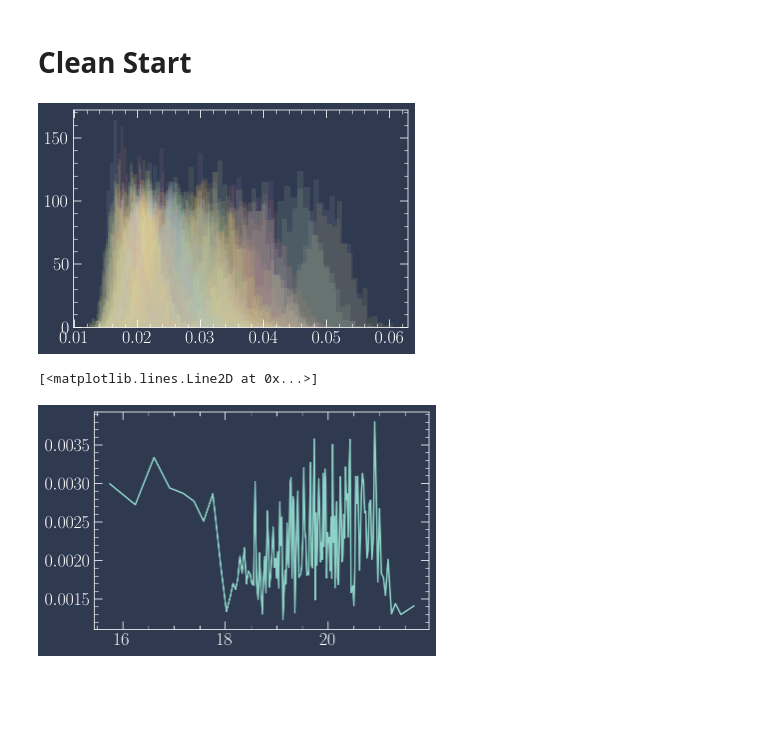
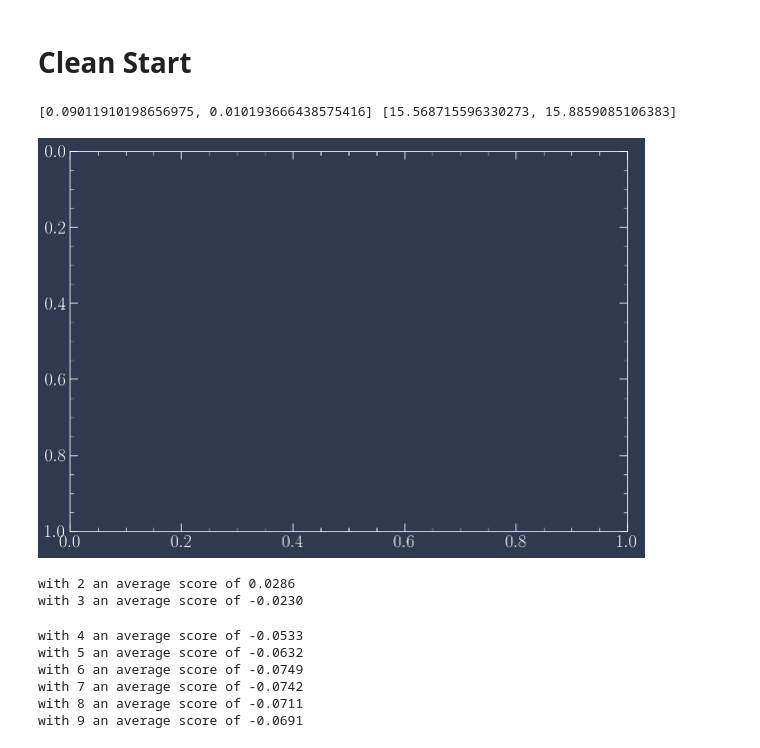
Before and after one commit to tboudreaux/ThesisPaper_NGC2808Modeling, a Jupyter notebook: Notebooks/GMMDTW.ipynb, the cells around one changed output. Drawn from its saved outputs; the diff is of its cells as text; code cells hidden in the pictures; blank space fills up the shorter version.

```diff
--- a/Notebooks/GMMDTW.ipynb
+++ b/Notebooks/GMMDTW.ipynb
@@ -486,7 +489,7 @@ plt.hist(old_bsc, bins=25)
 # Clean Start
 # %%
 def measure_bin(binID, n=50):
-    cBinTemp, dBinTemp = vColorBins[binID], vDensityBins[binID]
+    cBinTemp, dBinTemp = vColorBins[binID], vDensityBins[binID].values
     cBinTemp, dBinTemp = cBinTemp[np.argsort(cBinTemp)], dBinTemp[np.argsort(cBinTemp)]
 
     gmm = BayesianGaussianMixture(n_components=n,
@@ -502,5 +505,5 @@ def measure_bin(binID, n=50):
     data = np.vstack((colorNorm, weights)).T
     gmmr = gmm.fit(data)
     gmm.fit(data)
-    means = gmm.means_
-    return means, data, weights
+
+    return gmm.predict(data)
@@ -525,5 +509,0 @@ for vCB, vMB, vDB in tqdm(zip(vColorBins, vMagBins, vDensityBins), total=len(vCo
-# %%
-for bs in bss:
-    plt.hist(bs, bins=25, alpha=0.1)
-# %% [output]
-[figure, removed]
@@ -533,7 +510,16 @@ for bs in bss:
-# %%
-means = [np.mean(bs) for bs in bss]
-stds = [np.std(bs) for bs in bss]
-plt.plot(gmmMags, stds)
-# %% [output]
-[<matplotlib.lines.Line2D at 0x...>]
-[figure, removed]
+# %%
+fig, ax = plt.subplots(1,1,figsize=(10,7))
+nClusters = 2
+for ID, (color, mag, density) in enumerate(zip(vColorBins, vMagBins, vDensityBins)):
+    p = measure_bin(ID, n=nClusters)
+    clusterColorMeans = [sum(color[p==c])/len(color[p==c]) for c in np.unique(p)]
+    clusterMagMeans = [sum(mag[p==c])/len(mag[p==c]) for c in np.unique(p)]
+    print(clusterColorMeans, clusterMagMeans)
+    break
+    ax.scatter(color[p==0], mag[p==0], c='red',s=1)
+    ax.scatter(color[p==1], mag[p==1], c='green', s=1)
+
+ax.invert_yaxis()
+# %% [output]
+[0.09011910198656975, 0.010193666438575416] [15.568715596330273, 15.8859085106383]
+[figure, added]
@@ -539,0 +555,19 @@ plt.plot(gmmMags, stds)
+# %%
+score = list()
+for nClusters in range(2,10):
+    scores = list()
+    for ID, (color, mag, density) in enumerate(zip(vColorBins, vMagBins, vDensityBins)):
+        p = measure_bin(ID, n=nClusters)
+        dataset = [np.vstack((color[p==c], mag[p==c])).T for c in np.unique(p)]
+        scores.append(silhouette_analysis(dataset)[0])
+    averageScore = sum(scores)/len(scores)
+    score.append(averageScoreerageScore)
+# %% [output]
+with 2 an average score of 0.0286
+with 3 an average score of -0.0230
+with 4 an average score of -0.0533
+with 5 an average score of -0.0632
+with 6 an average score of -0.0749
+with 7 an average score of -0.0742
+with 8 an average score of -0.0711
+with 9 an average score of -0.0691
```
Also changed, not shown: parts of 13 cells of this notebook, 10 other files.
